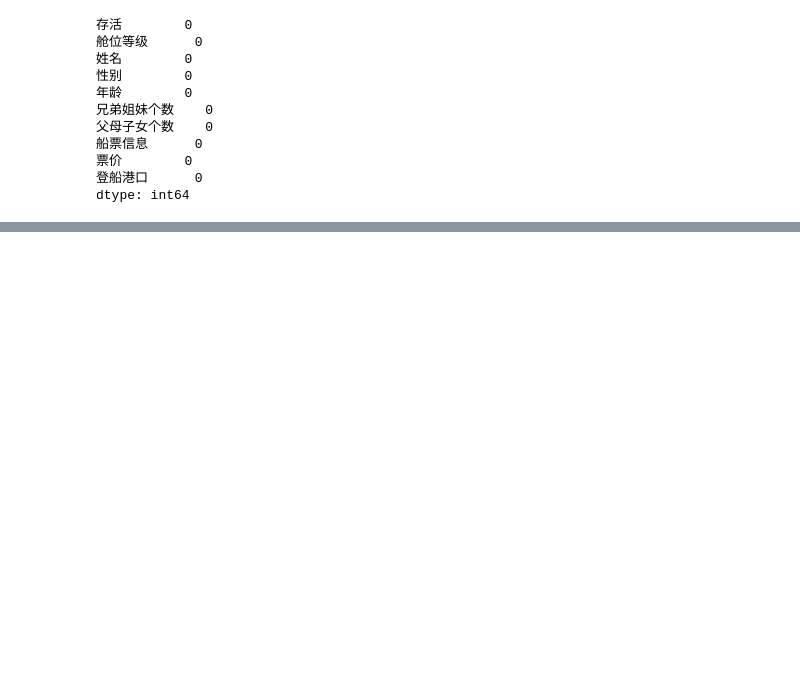
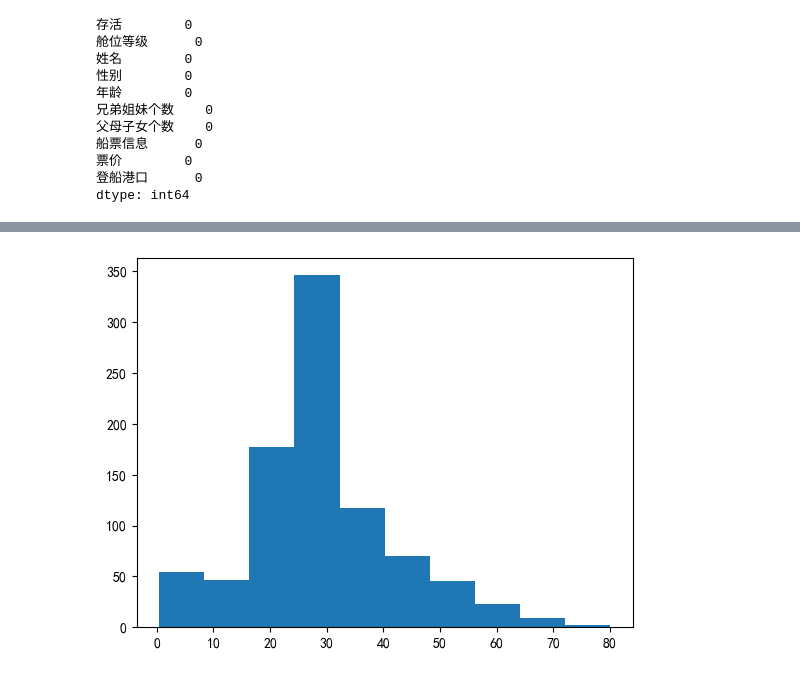
Before and after one commit to dengwangtao/2024-Data-Mining-Course, a Jupyter notebook: 实验1/main.ipynb, the cells around one changed output, grey strips where cells are left out. Drawn from its saved outputs; the diff is of its cells as text; code cells hidden in the pictures; blank space fills up the shorter version.

```diff
--- a/实验1/main.ipynb
+++ b/实验1/main.ipynb
@@ -221,0 +209,6 @@ memory usage: 76.6+ KB
+# %%
+# 年龄频率直方图
+plt.hist(train_data['年龄'])
+plt.show()
+# %% [output]
+[figure, added]
```
Also changed, not shown: parts of 38 cells of this notebook, 1 other file.
